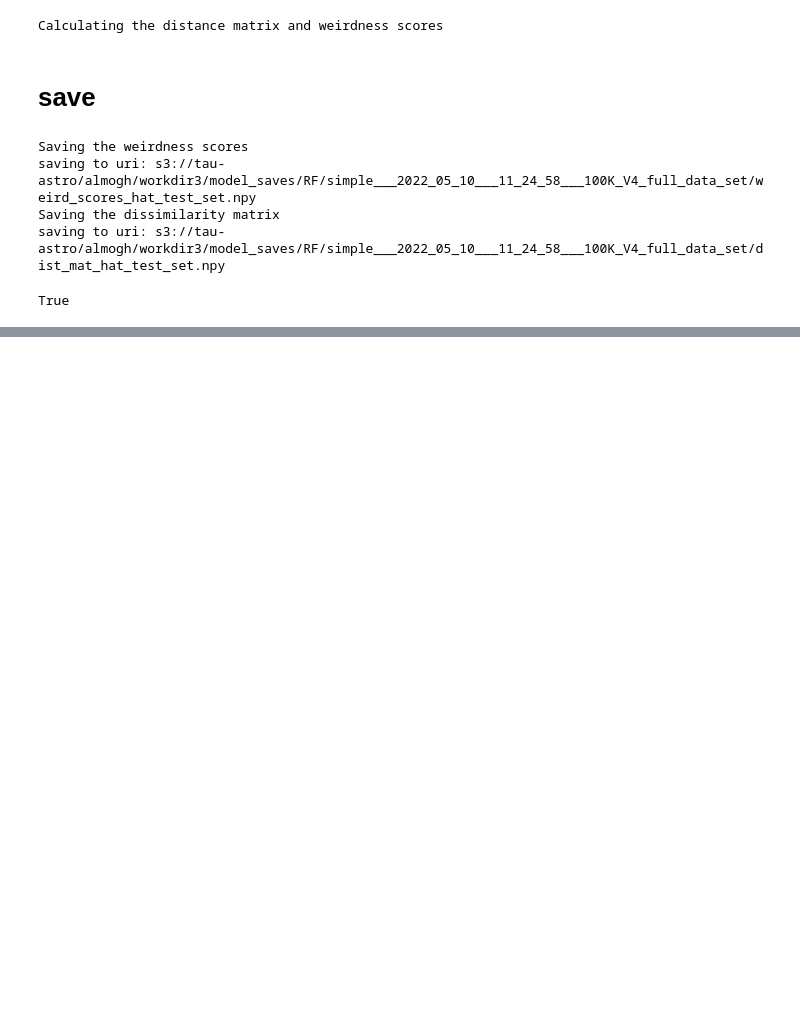
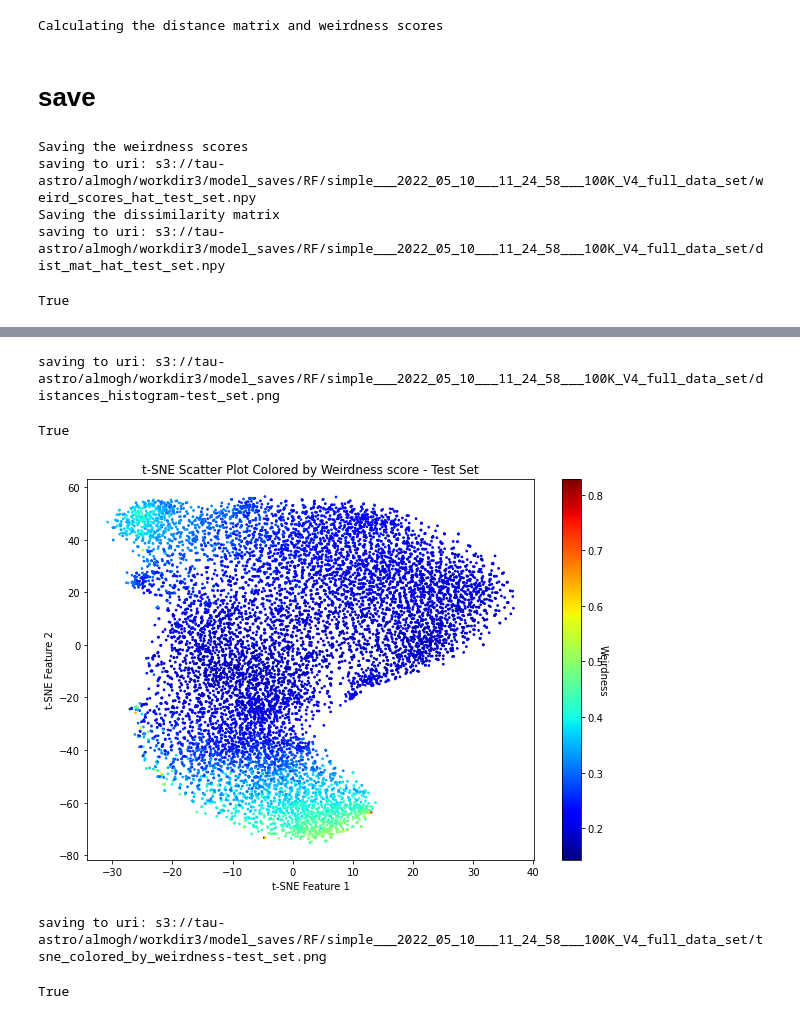
Before and after one commit to almoghershko/thesis, a Jupyter notebook: notebooks/100K/V4/infer_largeRF_100K_V4_test_set.ipynb, the cells around one changed output, grey strips where cells are left out. Drawn from its saved outputs; the diff is of its cells as text; code cells hidden in the pictures; blank space fills up the shorter version.

```diff
--- a/notebooks/100K/V4/infer_largeRF_100K_V4_test_set.ipynb
+++ b/notebooks/100K/V4/infer_largeRF_100K_V4_test_set.ipynb
@@ -160,0 +163,4 @@ True
+# %%
+print('Running T-SNE')
+from sklearn.manifold import TSNE
+sne = TSNE(n_components=2, perplexity=25, metric='precomputed', verbose=1, random_state=seed).fit_transform(dist_mat_hat_test_set)
@@ -160,0 +217,22 @@ True
+# %%
+to_s3_fig(fig, s3_client, bucket_name, os.path.join(s3_load_dir_path, 'distances_histogram-test_set.png'))
+# %% [output]
+saving to uri: s3://tau-astro/almogh/workdir3/model_saves/RF/simple___2022_05_10___11_24_58___100K_V4_full_data_set/distances_histogram-test_set.png
+True
+# %%
+fig = plt.figure(figsize=(10,7))
+ax = fig.add_subplot(111)
+im_scat = ax.scatter(sne[:, 0], sne[:, 1], s=3, c=weird_scores_hat_test_set, cmap=plt.cm.get_cmap('jet'), picker=1)
+ax.set_xlabel('t-SNE Feature 1')
+ax.set_ylabel('t-SNE Feature 2')
+ax.set_title(r't-SNE Scatter Plot Colored by Weirdness score - Test Set')
+clb = fig.colorbar(im_scat, ax=ax)
+clb.ax.set_ylabel('Weirdness', rotation=270)
+plt.show()
+# %% [output]
+[figure, added]
+# %%
+to_s3_fig(fig, s3_client, bucket_name, os.path.join(s3_load_dir_path, 'tsne_colored_by_weirdness-test_set.png'))
+# %% [output]
+saving to uri: s3://tau-astro/almogh/workdir3/model_saves/RF/simple___2022_05_10___11_24_58___100K_V4_full_data_set/tsne_colored_by_weirdness-test_set.png
+True
```
Also changed, not shown: parts of 10 cells of this notebook, 1 other file.
